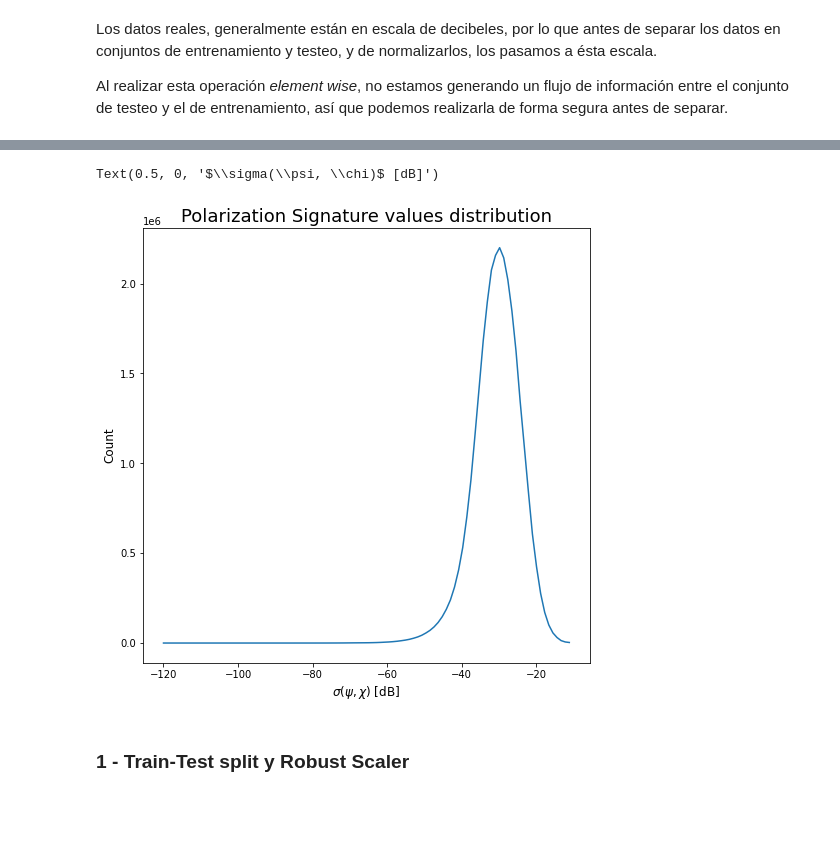
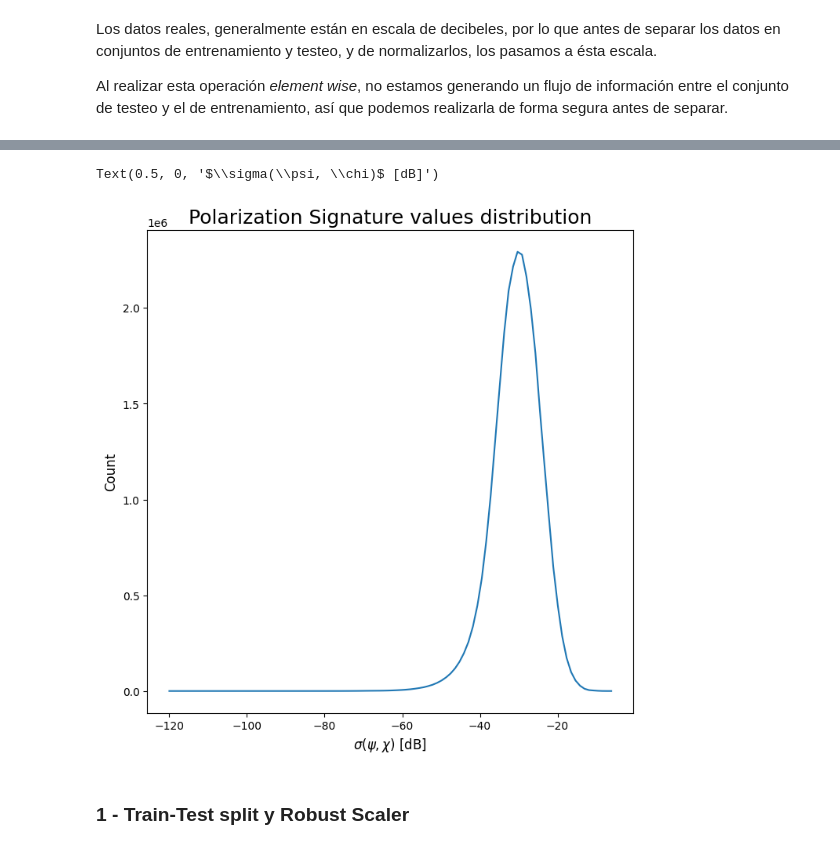
Before and after one commit to jotavecorta/DeepScatteringModels, a Jupyter notebook: notebooks/2.0-jv-spm-feature-extraction.ipynb, the cells around one changed output, grey strips where cells are left out. Cells and saved outputs as stored; diff of their text form; code cells hidden in the pictures; blank space fills up the shorter version.

```diff
--- a/notebooks/2.0-jv-spm-feature-extraction.ipynb
+++ b/notebooks/2.0-jv-spm-feature-extraction.ipynb
@@ -44,11 +44,11 @@ Muestras luego de remover outliers: 7202
 Valor máximo de potencia: -7.962560263264371
 Valor mínimo de potencia: -110.50729788808607
 # %%
-ax = plot_histogram(data_dB, hist_kw={"range":(-120, -10)})
+ax = plot_histogram(data_dB, hist_kw={"range":(-120, -5)})
 ax.set_xlabel(r"$\sigma(\psi, \chi)$ [dB]")
 # %% [output]
 Text(0.5, 0, '$\\sigma(\\psi, \\chi)$ [dB]')
-[figure, old version]
+[figure, new version]
 # %% [markdown]
 ### 1 - Train-Test split y Robust Scaler
 # %% [markdown]
```
Also changed, not shown: parts of 16 cells of this notebook, 8 other files.
